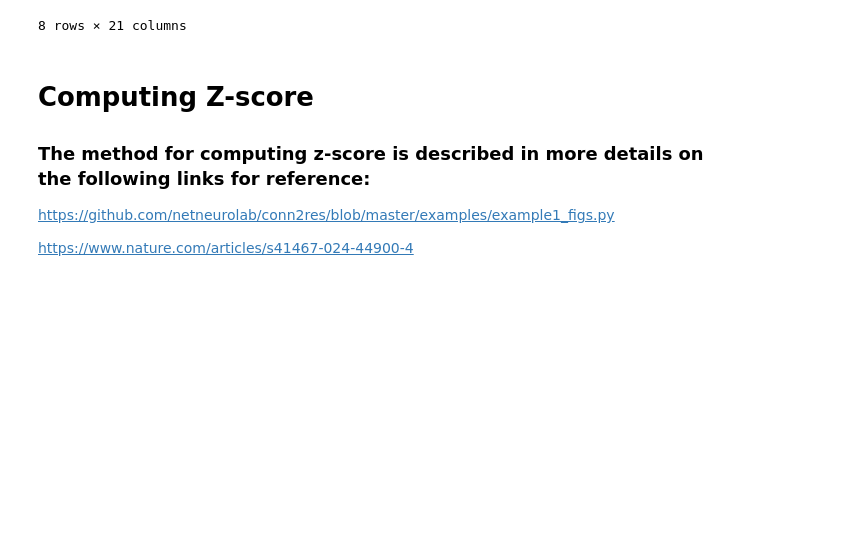
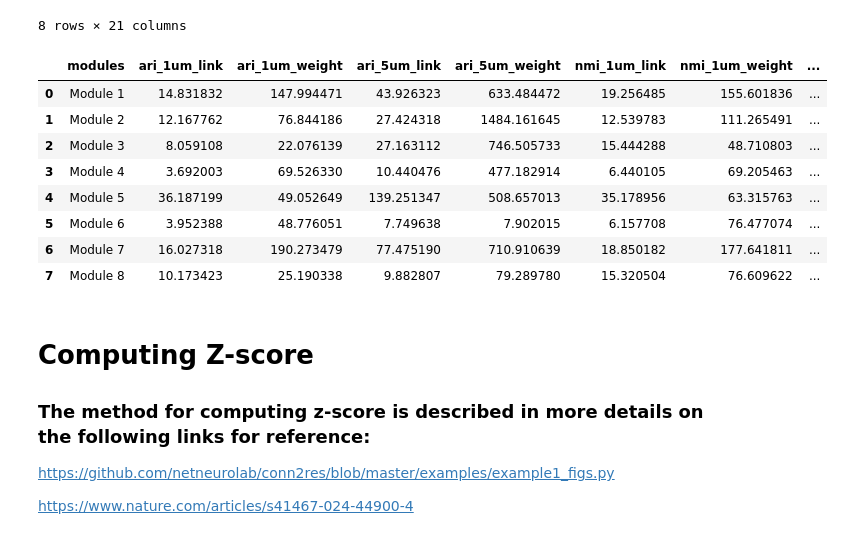
Before and after one commit to dalMaschio-lab/Connectome_analysis, a Jupyter notebook: drosophilia code and data/ARI_NMI_random_zscore.ipynb, the cells around one changed output. Saved outputs shown, nothing was run; the diff lists cells and outputs as text; code cells hidden in the pictures; blank space fills up the shorter version.

```diff
--- a/drosophilia code and data/ARI_NMI_random_zscore.ipynb
+++ b/drosophilia code and data/ARI_NMI_random_zscore.ipynb
@@ -552,3 +552,32 @@ df_mean_std
 8 rows × 21 columns
 # %%
 df_mean_std.to_csv("ariNmi_randMean_std.csv",index=False)
+# %%
+# compute z-score dataframe for module 6 and module 8
+df_zscore = pd.DataFrame({
+    "modules":["Module %d"%(i+1) for i in range(8)],
+    "ari_1um_link":(df_mean_std["ARI 1um PR"]-df_mean_std["ariMean_linkRand_1um"])/df_mean_std["ariStd_linkRand_1um"],
+             "ari_1um_weight":(df_mean_std["ARI 1um PR"]-df_mean_std["ariMean_weightRand_1um"])/df_mean_std["ariStd_weightRand_1um"],
+
+             "ari_5um_link":(df_mean_std["ARI 5um PR"]-df_mean_std["ariMean_linkRand_5um"])/df_mean_std["ariStd_linkRand_5um"],
+             "ari_5um_weight":(df_mean_std["ARI 5um PR"]-df_mean_std["ariMean_weightRand_5um"])/df_mean_std["ariStd_weightRand_5um"],
+
+             "nmi_1um_link":(df_mean_std["NMI 1um PR"]-df_mean_std["nmiMean_linkRand_1um"])/df_mean_std["nmiStd_linkRand_1um"],
+             "nmi_1um_weight":(df_mean_std["NMI 1um PR"]-df_mean_std["nmiMean_weightRand_1um"])/df_mean_std["nmiStd_weightRand_1um"],
+
+             "nmi_5um_link":(df_mean_std["NMI 5um PR"]-df_mean_std["nmiMean_linkRand_5um"])/df_mean_std["nmiStd_linkRand_5um"],
+             "nmi_5um_weight":(df_mean_std["NMI 5um PR"]-df_mean_std["nmiMean_weightRand_5um"])/df_mean_std["nmiStd_weightRand_5um"],
+
+            })
+# %%
+df_zscore
+# %% [output]
+|  | modules | ari_1um_link | ari_1um_weight | ari_5um_link | ari_5um_weight | nmi_1um_link | nmi_1um_weight | ... |
+| 0 | Module 1 | 14.831832 | 147.994471 | 43.926323 | 633.484472 | 19.256485 | 155.601836 | ... |
+| 1 | Module 2 | 12.167762 | 76.844186 | 27.424318 | 1484.161645 | 12.539783 | 111.265491 | ... |
+| 2 | Module 3 | 8.059108 | 22.076139 | 27.163112 | 746.505733 | 15.444288 | 48.710803 | ... |
+| 3 | Module 4 | 3.692003 | 69.526330 | 10.440476 | 477.182914 | 6.440105 | 69.205463 | ... |
+| 4 | Module 5 | 36.187199 | 49.052649 | 139.251347 | 508.657013 | 35.178956 | 63.315763 | ... |
+| 5 | Module 6 | 3.952388 | 48.776051 | 7.749638 | 7.902015 | 6.157708 | 76.477074 | ... |
+| 6 | Module 7 | 16.027318 | 190.273479 | 77.475190 | 710.910639 | 18.850182 | 177.641811 | ... |
+| 7 | Module 8 | 10.173423 | 25.190338 | 9.882807 | 79.289780 | 15.320504 | 76.609622 | ... |
```
Also changed, not shown: parts of 10 cells of this notebook, 1 other file.
